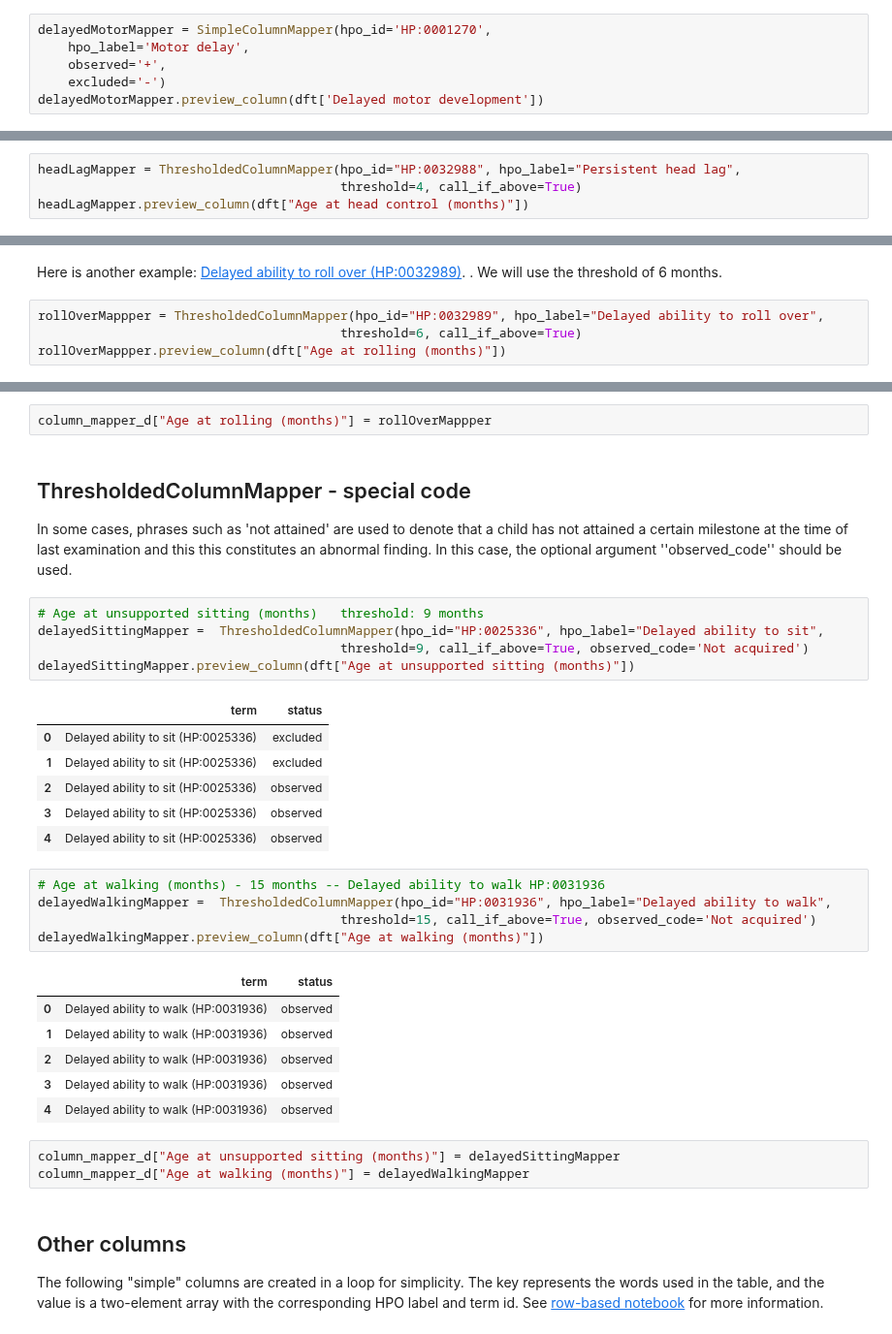
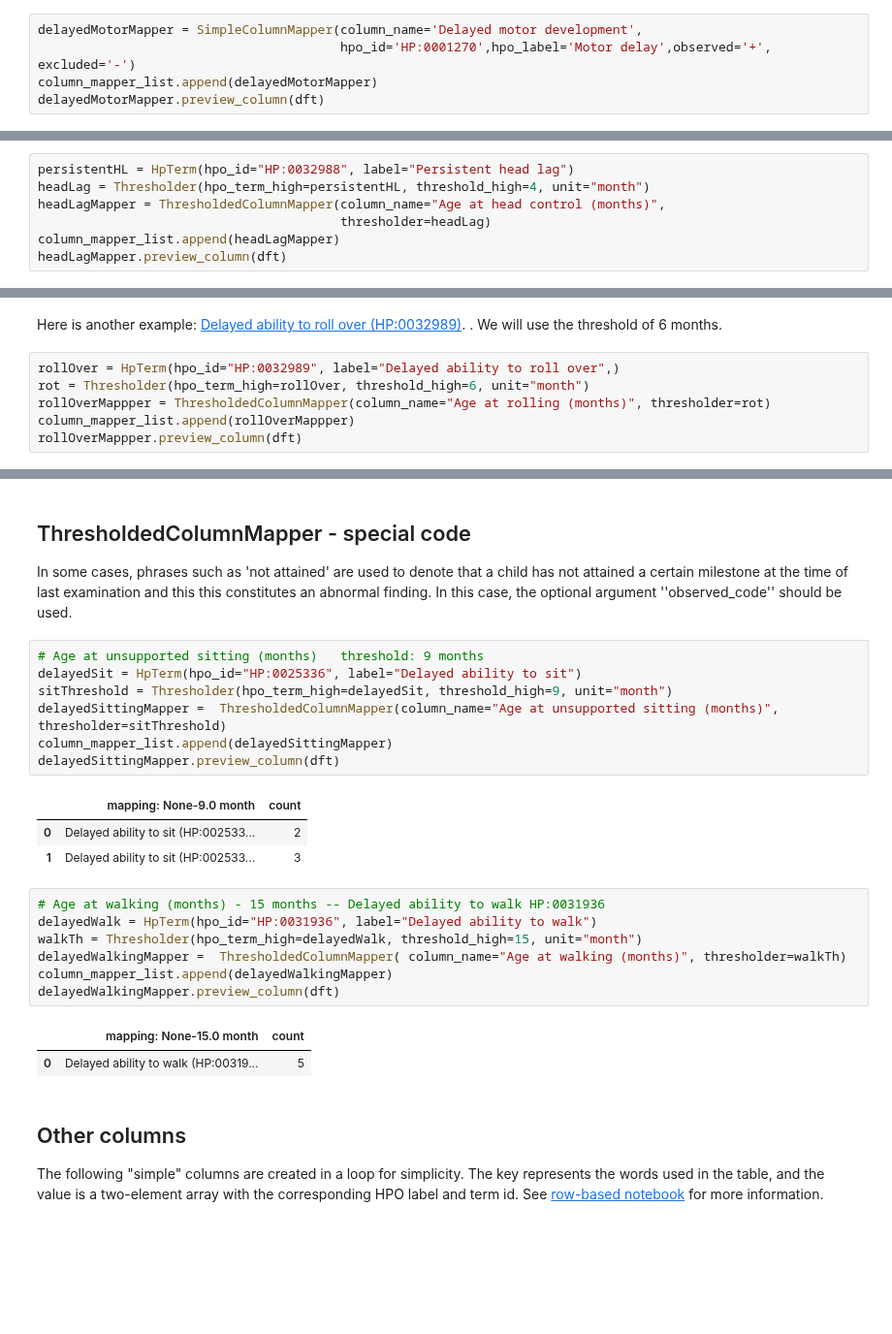
Before and after one commit to monarch-initiative/pyphetools, a Jupyter notebook: notebooks/Example_2_PMID_30945334_MAPK8IP3.ipynb, the cells around one changed output, grey strips where cells are left out. Shown at 97% size. Drawn from its saved outputs; the diff is of its cells as text; blank space fills up the shorter version.

```diff
--- a/notebooks/Example_2_PMID_30945334_MAPK8IP3.ipynb
+++ b/notebooks/Example_2_PMID_30945334_MAPK8IP3.ipynb
@@ -100,7 +83,6 @@ column_mapper_d = defaultdict(ColumnMapper)
 # %%
-delayedMotorMapper = SimpleColumnMapper(hpo_id='HP:0001270',
-    hpo_label='Motor delay',
-    observed='+',
-    excluded='-')
-delayedMotorMapper.preview_column(dft['Delayed motor development'])
+delayedMotorMapper = SimpleColumnMapper(column_name='Delayed motor development',
+                                        hpo_id='HP:0001270',hpo_label='Motor delay',observed='+', excluded='-')
+column_mapper_list.append(delayedMotorMapper)
+delayedMotorMapper.preview_column(dft)
 # %% [output]
@@ -118,7 +94,10 @@ column_mapper_d['Delayed motor development'] = delayedMotorMapper
 if "Age at head control (months)" is over 4 months, we would call <a href="https://hpo.jax.org/app/browse/term/HP:0032988" target="__blank">
 Persistent head lag HP:0032988</a>.</p>
 # %%
-headLagMapper = ThresholdedColumnMapper(hpo_id="HP:0032988", hpo_label="Persistent head lag",
-                                        threshold=4, call_if_above=True)
-headLagMapper.preview_column(dft["Age at head control (months)"])
+persistentHL = HpTerm(hpo_id="HP:0032988", label="Persistent head lag")
+headLag = Thresholder(hpo_term_high=persistentHL, threshold_high=4, unit="month")
+headLagMapper = ThresholdedColumnMapper(column_name="Age at head control (months)",
+                                        thresholder=headLag)
+column_mapper_list.append(headLagMapper)
+headLagMapper.preview_column(dft)
 # %% [output]
@@ -134,7 +108,9 @@ column_mapper_d["Age at head control (months)"] = headLagMapper
 <p>Here is another example:  <a href="https://hpo.jax.org/app/browse/term/HP:0032989" target="__blank">
 Delayed ability to roll over (HP:0032989)</a>. . We will use the threshold of 6 months. </p>
 # %%
-rollOverMappper = ThresholdedColumnMapper(hpo_id="HP:0032989", hpo_label="Delayed ability to roll over",
-                                        threshold=6, call_if_above=True)
-rollOverMappper.preview_column(dft["Age at rolling (months)"])
+rollOver = HpTerm(hpo_id="HP:0032989", label="Delayed ability to roll over",)
+rot = Thresholder(hpo_term_high=rollOver, threshold_high=6, unit="month")
+rollOverMappper = ThresholdedColumnMapper(column_name="Age at rolling (months)", thresholder=rot)
+column_mapper_list.append(rollOverMappper)
+rollOverMappper.preview_column(dft)
 # %% [output]
@@ -147,36 +120,28 @@ rollOverMappper.preview_column(dft["Age at rolling (months)"])
-# %%
-column_mapper_d["Age at rolling (months)"] = rollOverMappper
 # %% [markdown]
 <h2>ThresholdedColumnMapper - special code</h2>
 <p>In some cases, phrases such as 'not attained' are used to denote that a child has not attained a certain milestone at the
 time of last examination and this this constitutes an abnormal finding. In this case, the optional argument ''observed_code'' should be used.</p>
 # %%
 # Age at unsupported sitting (months) 	threshold: 9 months
-delayedSittingMapper =  ThresholdedColumnMapper(hpo_id="HP:0025336", hpo_label="Delayed ability to sit",
-                                        threshold=9, call_if_above=True, observed_code='Not acquired')
-delayedSittingMapper.preview_column(dft["Age at unsupported sitting (months)"])
+delayedSit = HpTerm(hpo_id="HP:0025336", label="Delayed ability to sit")
+sitThreshold = Thresholder(hpo_term_high=delayedSit, threshold_high=9, unit="month")
+delayedSittingMapper =  ThresholdedColumnMapper(column_name="Age at unsupported sitting (months)", thresholder=sitThreshold)
+column_mapper_list.append(delayedSittingMapper)
+delayedSittingMapper.preview_column(dft)
 # %% [output]
-|  | term | status |
-| 0 | Delayed ability to sit (HP:0025336) | excluded |
-| 1 | Delayed ability to sit (HP:0025336) | excluded |
-| 2 | Delayed ability to sit (HP:0025336) | observed |
-| 3 | Delayed ability to sit (HP:0025336) | observed |
-| 4 | Delayed ability to sit (HP:0025336) | observed |
+|  | mapping: None-9.0 month | count |
+| 0 | Delayed ability to sit (HP:002533... | 2 |
+| 1 | Delayed ability to sit (HP:002533... | 3 |
 # %%
 # Age at walking (months) - 15 months -- Delayed ability to walk HP:0031936
-delayedWalkingMapper =  ThresholdedColumnMapper(hpo_id="HP:0031936", hpo_label="Delayed ability to walk",
-                                        threshold=15, call_if_above=True, observed_code='Not acquired')
-delayedWalkingMapper.preview_column(dft["Age at walking (months)"])
+delayedWalk = HpTerm(hpo_id="HP:0031936", label="Delayed ability to walk")
+walkTh = Thresholder(hpo_term_high=delayedWalk, threshold_high=15, unit="month")
+delayedWalkingMapper =  ThresholdedColumnMapper( column_name="Age at walking (months)", thresholder=walkTh)
+column_mapper_list.append(delayedWalkingMapper)
+delayedWalkingMapper.preview_column(dft)
 # %% [output]
-|  | term | status |
-| 0 | Delayed ability to walk (HP:0031936) | observed |
-| 1 | Delayed ability to walk (HP:0031936) | observed |
-| 2 | Delayed ability to walk (HP:0031936) | observed |
-| 3 | Delayed ability to walk (HP:0031936) | observed |
-| 4 | Delayed ability to walk (HP:0031936) | observed |
+|  | mapping: None-15.0 month | count |
+| 0 | Delayed ability to walk (HP:00319... | 5 |
-# %%
-column_mapper_d["Age at unsupported sitting (months)"] = delayedSittingMapper
-column_mapper_d["Age at walking (months)"] = delayedWalkingMapper
 # %% [markdown]
 <h2>Other columns</h2>
 <p>The following "simple" columns are created in a loop for simplicity. The key represents the words used in the table, and the value is a two-element array with the corresponding HPO label and term id. See
```
Also changed, not shown: parts of 25 cells of this notebook, 5 other files.
